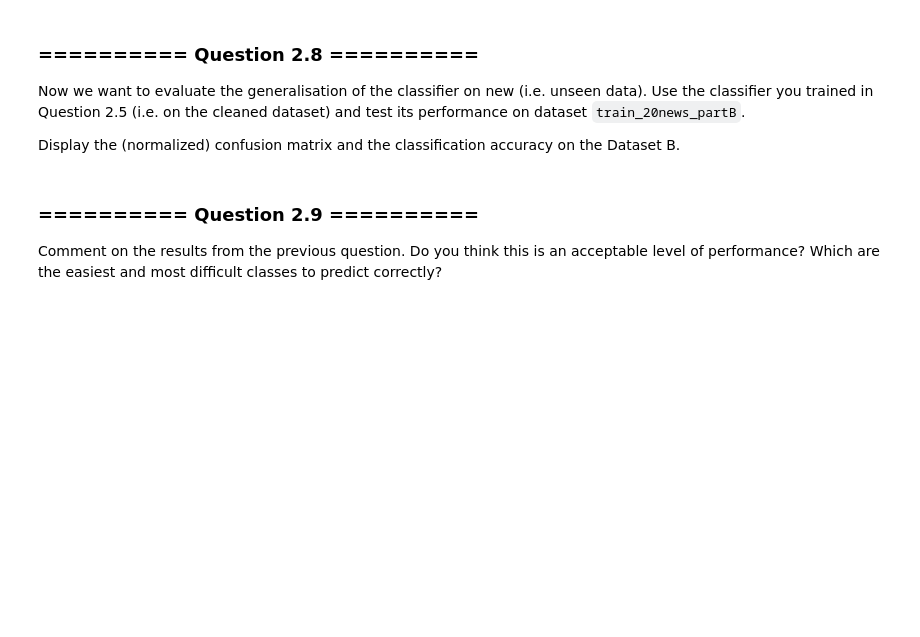
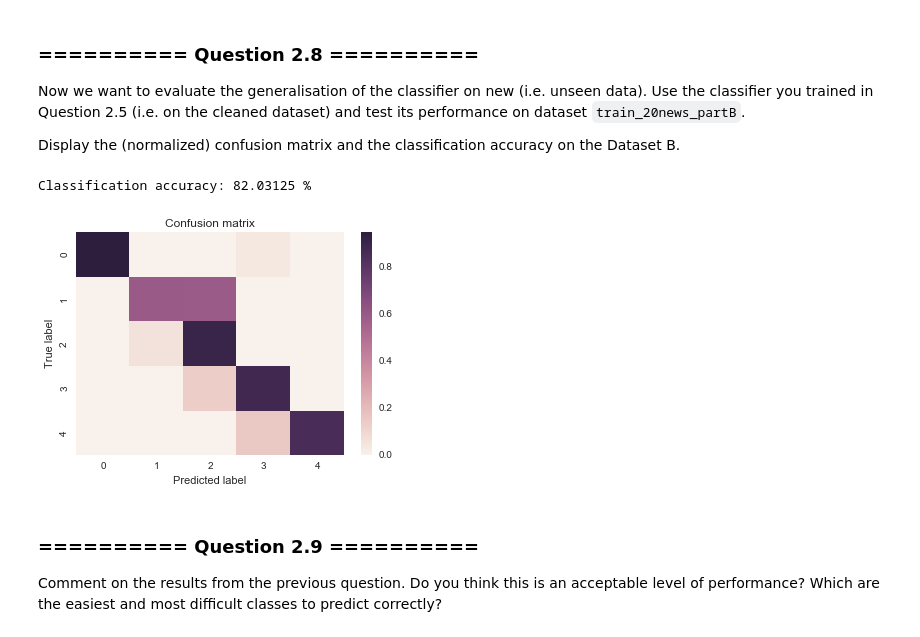
Before and after one commit to richardharmadi/iaml, a Jupyter notebook: 03_Assignment_1.ipynb, the cells around one changed output. Drawn from its saved outputs; the diff is of its cells as text; code cells hidden in the pictures; blank space fills up the shorter version.

```diff
--- a/03_Assignment_1.ipynb
+++ b/03_Assignment_1.ipynb
@@ -319,3 +349,16 @@ Display the (normalized) confusion matrix and the classification accuracy on the
+# %%
+# Your code goes here
+x_test = part_b.drop('class',axis=1)
+y_test= pd.Series(part_b['class'])
+
+cm_test = confusion_matrix(y_test, clf_gauss.predict(x_test))
+cm_norm_test = cm_test /cm_test.sum(axis=1)
+
+plot_confusion_matrix(cm_norm_test)
+print ('Classification accuracy:',clf_gauss.score(x_test,y_test,sample_weight=None) * 100,'%') #classification accuracy score
+# %% [output]
+Classification accuracy: 82.03125 %
+[figure, added]
 # %% [markdown]
 ### ========== Question 2.9 ==========
 
```
Also changed, not shown: parts of 13 cells of this notebook.
